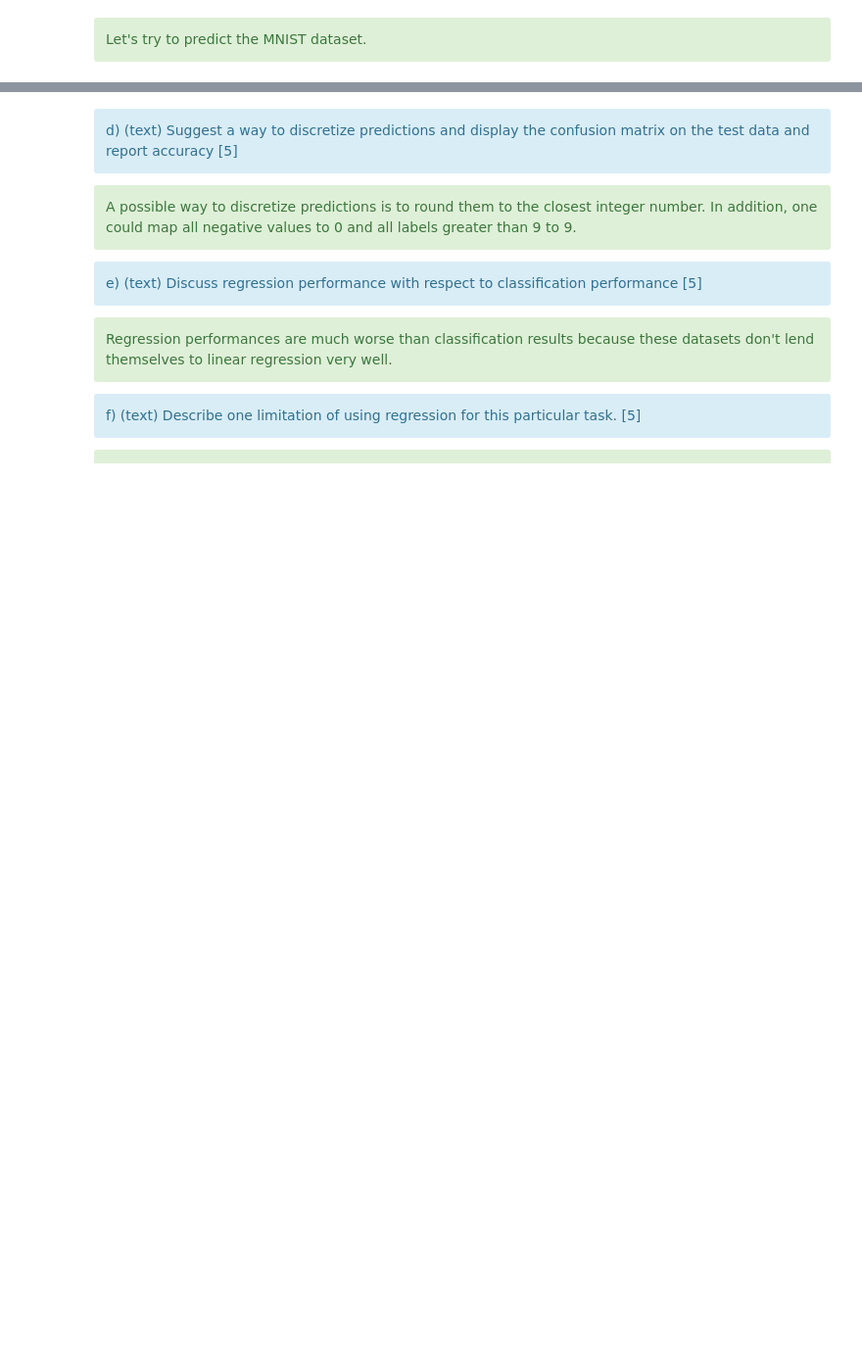
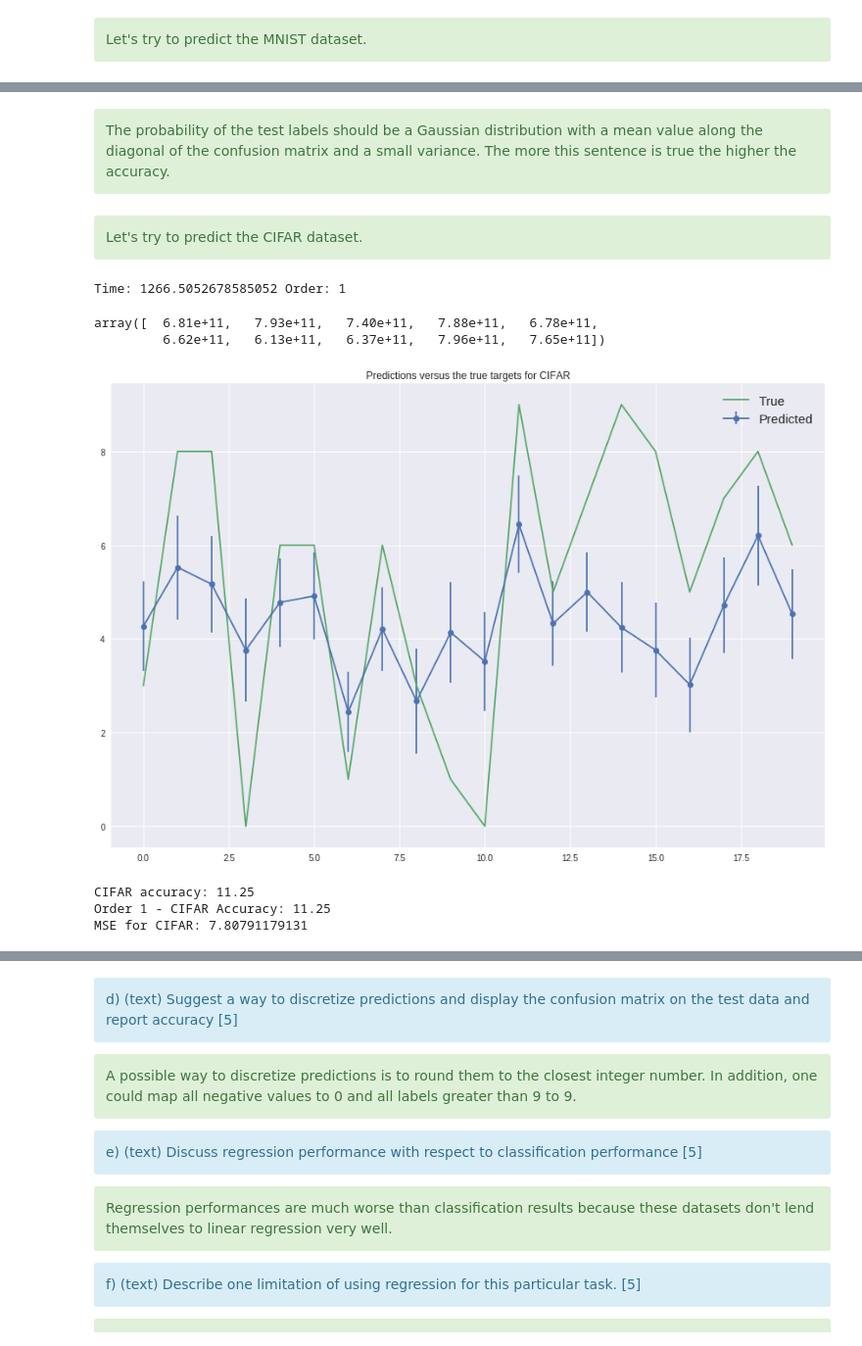
Before and after one commit to MatteoRomiti/ASI, a Jupyter notebook: ASI_AE.ipynb, the cells around one changed output, grey strips where cells are left out. Shown at 98% size. Cells and saved outputs as stored; diff of their text form; code cells hidden in the pictures; blank space fills up the shorter version.

```diff
--- a/ASI_AE.ipynb
+++ b/ASI_AE.ipynb
@@ -463,0 +474,44 @@ plt.show()
+# %% [markdown]
+<div class="alert alert-success">
+The probability of the test labels should be a Gaussian distribution with a mean value along the diagonal of the confusion matrix and a small variance. The more this sentence is true the higher the accuracy.
+</div>
+# %% [markdown]
+<div class="alert alert-success">
+Let's try to predict the CIFAR dataset.
+</div>
+# %%
+deg = 1
+t0 = time()
+cifar_pred_mean, cifar_pred_var = bayes_lin_regr(\
+                        cifar_train_data_norm, cifar_train_label, cifar_test_data_norm, order=deg)
+print("Time:", time()-t0, "Order:", deg)
+cifar_pred_var[:10]
+# %% [output]
+Time: 1266.5052678585052 Order: 1
+array([  6.81e+11,   7.93e+11,   7.40e+11,   7.88e+11,   6.78e+11,
+         6.62e+11,   6.13e+11,   6.37e+11,   7.96e+11,   7.65e+11])
+# %%
+limit = 20
+plt.figure(figsize=(15,10))
+plt.title('Predictions versus the true targets for CIFAR')
+plt.errorbar(range(limit), cifar_pred_mean[:limit], \
+             yerr=cifar_pred_var[:limit]/np.mean(cifar_pred_var), fmt='o-', label="Predicted")
+plt.plot(range(limit), cifar_test_label[:limit], label="True")
+ax = plt.gca()
+handles, labels = ax.get_legend_handles_labels()
+ax.legend(handles, labels, prop={'size':15})
+
+plt.show()
+# %% [output]
+[figure, added]
+# %%
+cifar_pred_mean_disc = np.array([my_round(pred[0]) for pred in cifar_pred_mean])
+cifar_acc = get_accuracy(cifar_pred_mean_disc, cifar_test_label)/100
+cifar_mse = mean_squared_error(cifar_test_label, cifar_pred_mean)
+print("CIFAR accuracy:", cifar_acc)
+print("Order %d - CIFAR Accuracy: %.2f" %(deg,cifar_acc))
+print("MSE for CIFAR:", cifar_mse)
+# %% [output]
+CIFAR accuracy: 11.25
+Order 1 - CIFAR Accuracy: 11.25
+MSE for CIFAR: 7.80791179131
```
Also changed, not shown: parts of 13 cells of this notebook.
